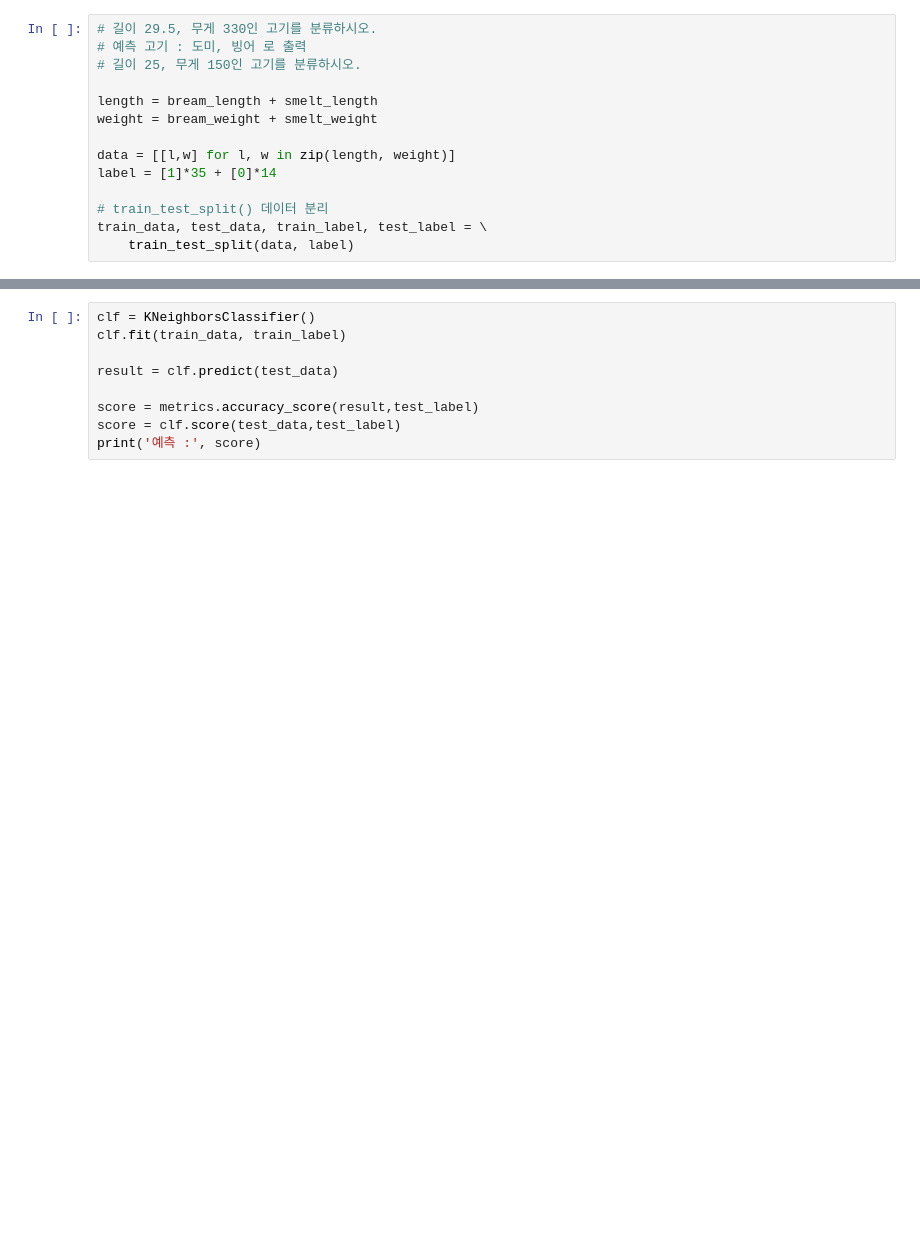
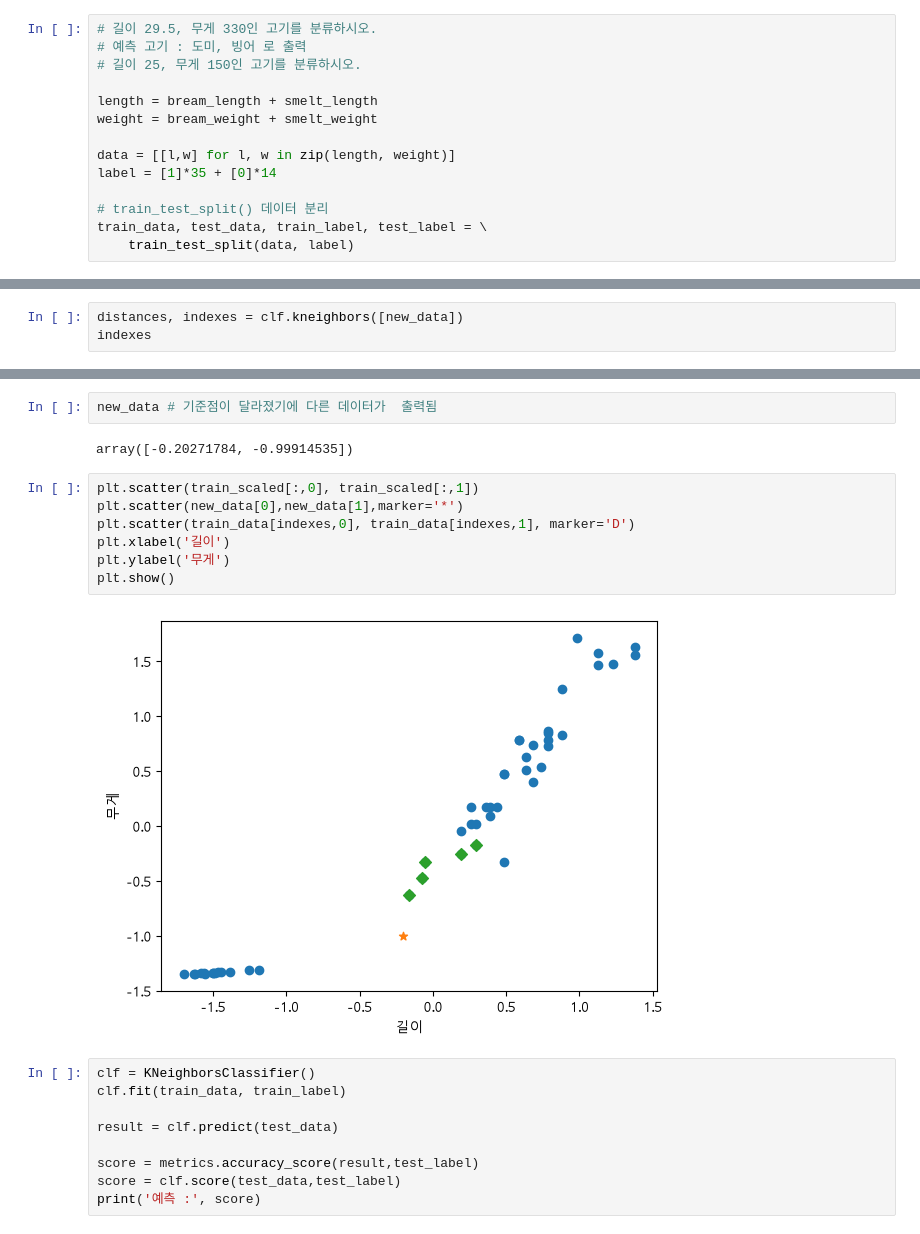
Before and after one commit to EPONINEE26/aix_learn_1106, a Jupyter notebook: p1109/p1109_05.ipynb, the cells around one changed output, grey strips where cells are left out. Saved outputs shown, nothing was run; the diff lists cells and outputs as text; blank space fills up the shorter version.

```diff
--- a/p1109/p1109_05.ipynb
+++ b/p1109/p1109_05.ipynb
@@ -39,0 +90,3 @@ train_data, test_data, train_label, test_label = \
+# %%
+distances, indexes = clf.kneighbors([new_data])
+indexes
@@ -40,3 +105,16 @@ train_data, test_data, train_label, test_label = \
+# %%
+new_data # 기준점이 달라졌기에 다른 데이터가  출력됨
+# %% [output]
+array([-0.20271784, -0.99914535])
+# %%
+plt.scatter(train_scaled[:,0], train_scaled[:,1])
+plt.scatter(new_data[0],new_data[1],marker='*')
+plt.scatter(train_data[indexes,0], train_data[indexes,1], marker='D')
+plt.xlabel('길이')
+plt.ylabel('무게')
+plt.show()
+# %% [output]
+[figure, added]
 # %%
 clf = KNeighborsClassifier()
 clf.fit(train_data, train_label)
```
Also changed, not shown: parts of 11 cells of this notebook, 3 other files.
